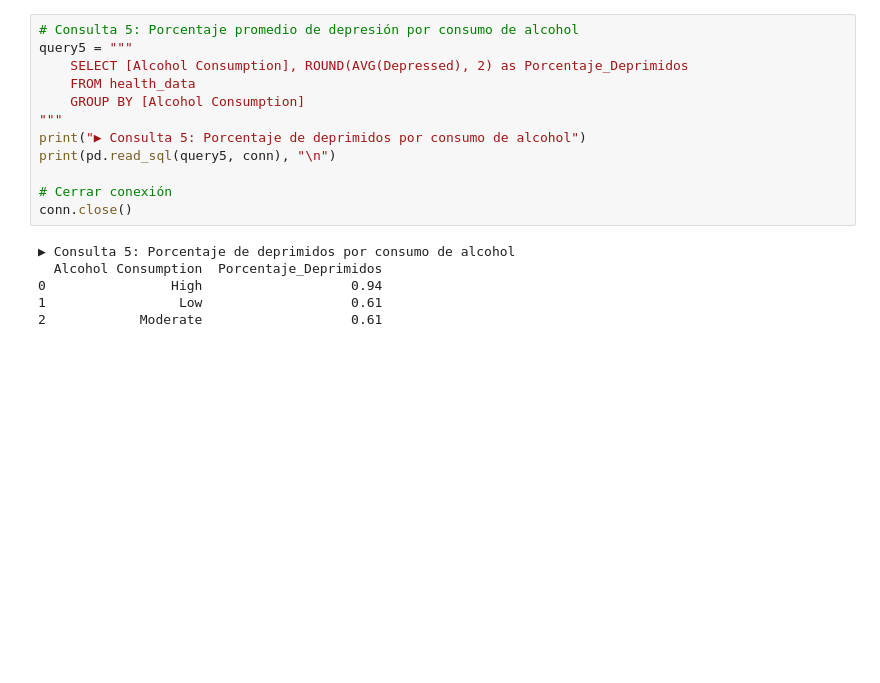
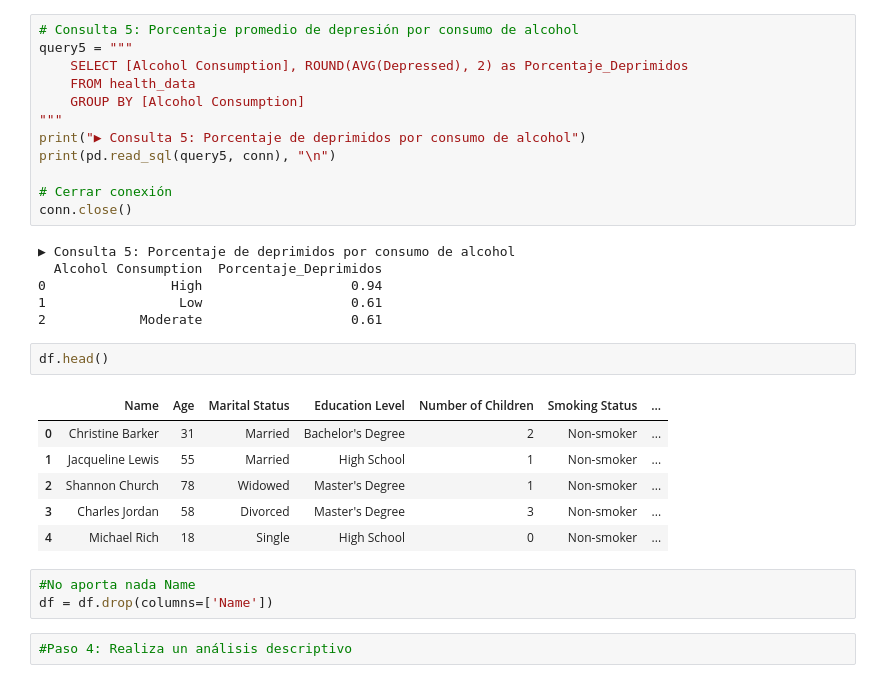
Before and after one commit to Valenfrc/Salud-mental-fase2, a Jupyter notebook: src/explore.ipynb, the cells around one changed output. Drawn from its saved outputs; the diff is of its cells as text; blank space fills up the shorter version.

Commit message:
proceso paso 5

```diff
--- a/src/explore.ipynb
+++ b/src/explore.ipynb
@@ -150,3 +149,17 @@ conn.close()
 0                High                   0.94
 1                 Low                   0.61
 2            Moderate                   0.61
+# %%
+df.head()
+# %% [output]
+|  | Name | Age | Marital Status | Education Level | Number of Children | Smoking Status | ... |
+| 0 | Christine Barker | 31 | Married | Bachelor's Degree | 2 | Non-smoker | ... |
+| 1 | Jacqueline Lewis | 55 | Married | High School | 1 | Non-smoker | ... |
+| 2 | Shannon Church | 78 | Widowed | Master's Degree | 1 | Non-smoker | ... |
+| 3 | Charles Jordan | 58 | Divorced | Master's Degree | 3 | Non-smoker | ... |
+| 4 | Michael Rich | 18 | Single | High School | 0 | Non-smoker | ... |
+# %%
+#No aporta nada Name
+df = df.drop(columns=['Name'])
+# %%
+#Paso 4: Realiza un análisis descriptivo
```
Also changed, not shown: parts of 12 cells of this notebook, 1 other file.
